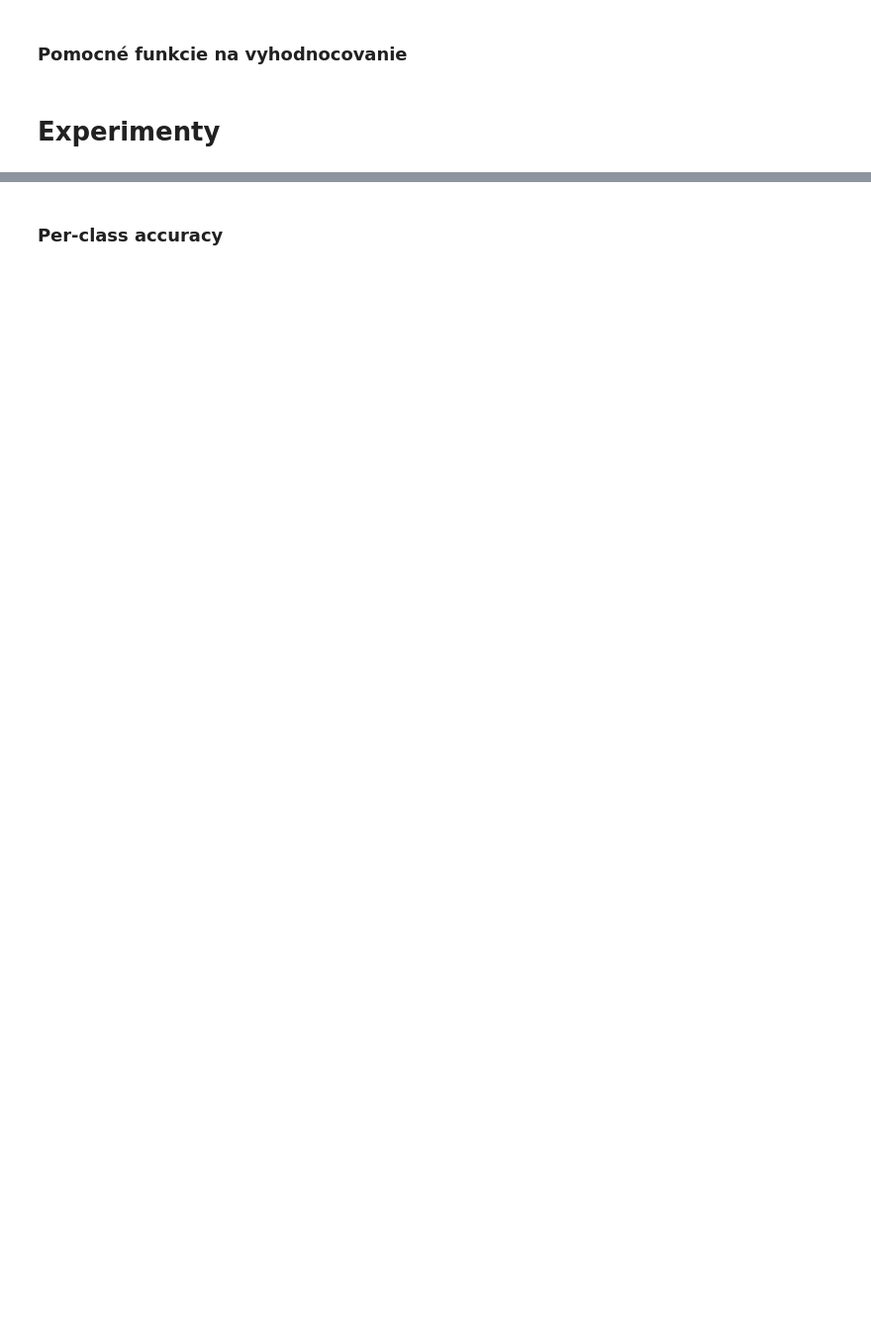
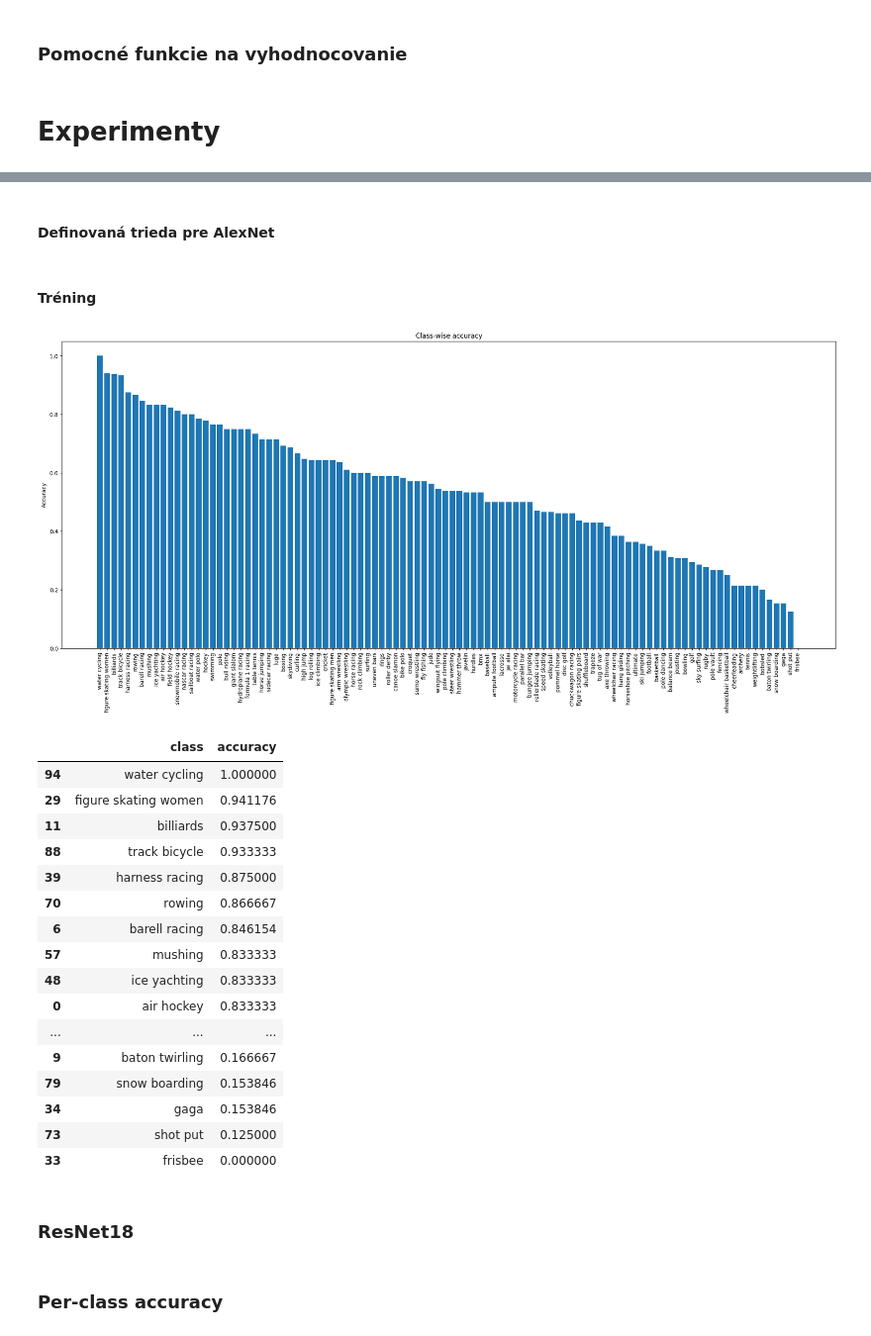
Before and after one commit to xporubskyj/ZNUES_projekt2, a Jupyter notebook: Experimenty.ipynb, the cells around one changed output, grey strips where cells are left out. Shown at 99% size. Drawn from its saved outputs; the diff is of its cells as text; code cells hidden in the pictures; blank space fills up the shorter version.

```diff
--- a/Experimenty.ipynb
+++ b/Experimenty.ipynb
@@ -184,0 +308,2 @@ def tsne_embedding(model, dataloader, class_names, device="cuda", max_samples=20
+# %% [markdown]
+#### Definovaná trieda pre AlexNet
@@ -184,0 +353,13 @@ def tsne_embedding(model, dataloader, class_names, device="cuda", max_samples=20
+# %% [markdown]
+#### Tréning
+# %%
+device = "cuda" if torch.cuda.is_available() else "cpu"
+num_classes = 100
+
+model = AlexNet(num_classes=num_classes)
+model = model.to(device)
+
+criterion = nn.CrossEntropyLoss()
+optimizer = Adam(model.parameters(), lr=1e-4)
+
+scheduler = StepLR(optimizer, step_size=10, gamma=0.5)
@@ -185 +378,25 @@ def tsne_embedding(model, dataloader, class_names, device="cuda", max_samples=20
+# %%
+per_cls_acc = plot_classwise_accuracy(model, test_loader, class_names)
+per_cls_acc.style.set_table_attributes('style="display:inline-block; height:300px; overflow:auto;"')
+# %% [output]
+[figure, added]
+|  | class | accuracy |
+| 94 | water cycling | 1.000000 |
+| 29 | figure skating women | 0.941176 |
+| 11 | billiards | 0.937500 |
+| 88 | track bicycle | 0.933333 |
+| 39 | harness racing | 0.875000 |
+| 70 | rowing | 0.866667 |
+| 6 | barell racing | 0.846154 |
+| 57 | mushing | 0.833333 |
+| 48 | ice yachting | 0.833333 |
+| 0 | air hockey | 0.833333 |
+| ... | ... | ... |
+| 9 | baton twirling | 0.166667 |
+| 79 | snow boarding | 0.153846 |
+| 34 | gaga | 0.153846 |
+| 73 | shot put | 0.125000 |
+| 33 | frisbee | 0.000000 |
+# %% [markdown]
+### ResNet18
 # %%
```
Also changed, not shown: parts of 12 cells of this notebook.
